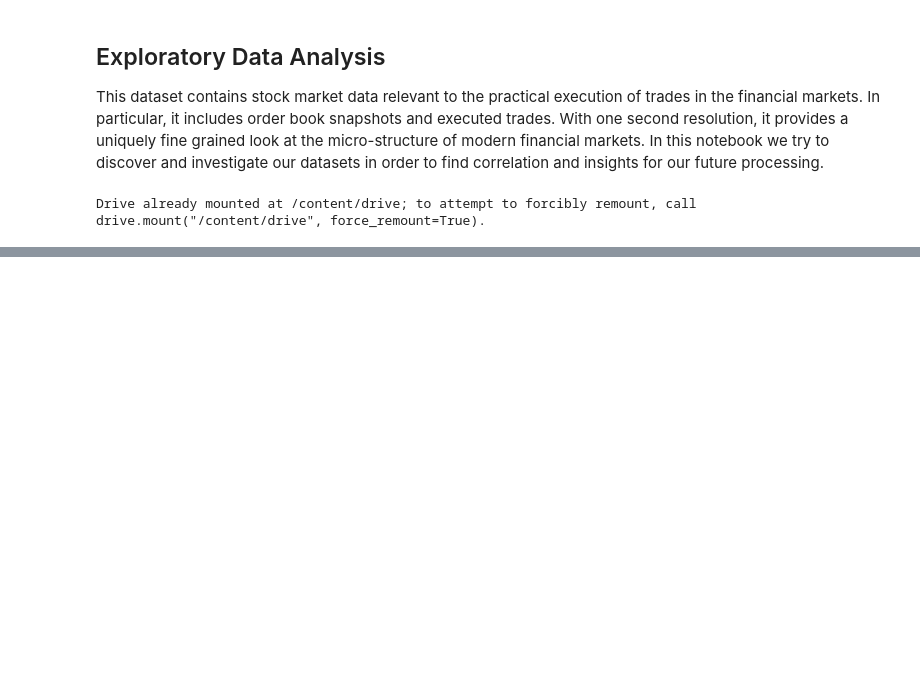
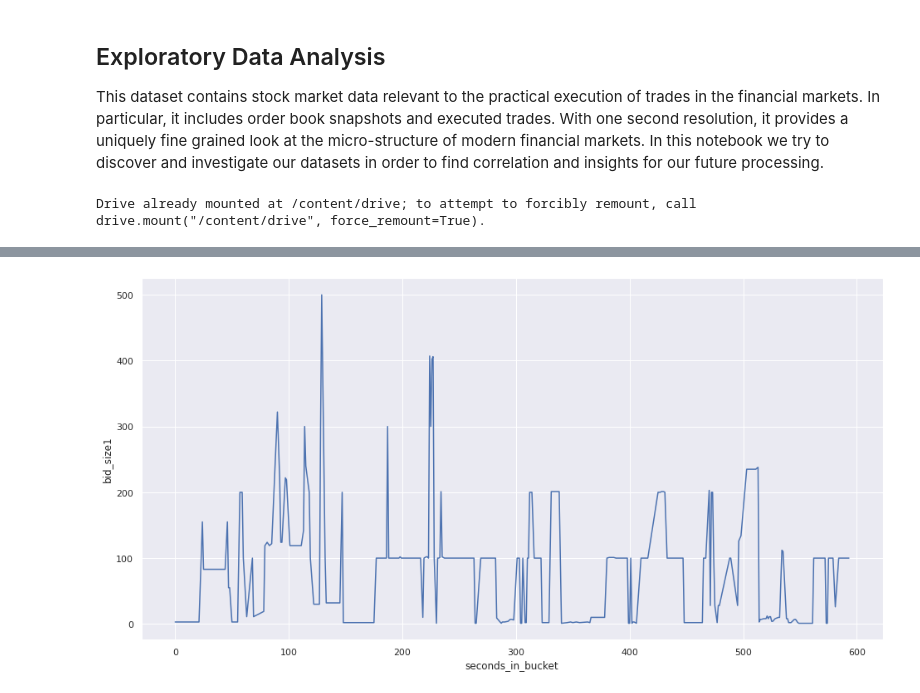
Before and after one commit to KoeusIss/orvp, a Jupyter notebook: 0x00_eda.ipynb, the cells around one changed output, grey strips where cells are left out. Drawn from its saved outputs; the diff is of its cells as text; code cells hidden in the pictures; blank space fills up the shorter version.

```diff
--- a/0x00_eda.ipynb
+++ b/0x00_eda.ipynb
@@ -12,0 +92,6 @@ Drive already mounted at /content/drive; to attempt to forcibly remount, call dr
+# %%
+sns.set(rc={"figure.figsize": (16, 8)}); np.random.seed(0)
+sns.lineplot(data=book_id_5, x="seconds_in_bucket", y="bid_size1")
+plt.show()
+# %% [output]
+[figure, added]
```
Also changed, not shown: parts of 16 cells of this notebook.
